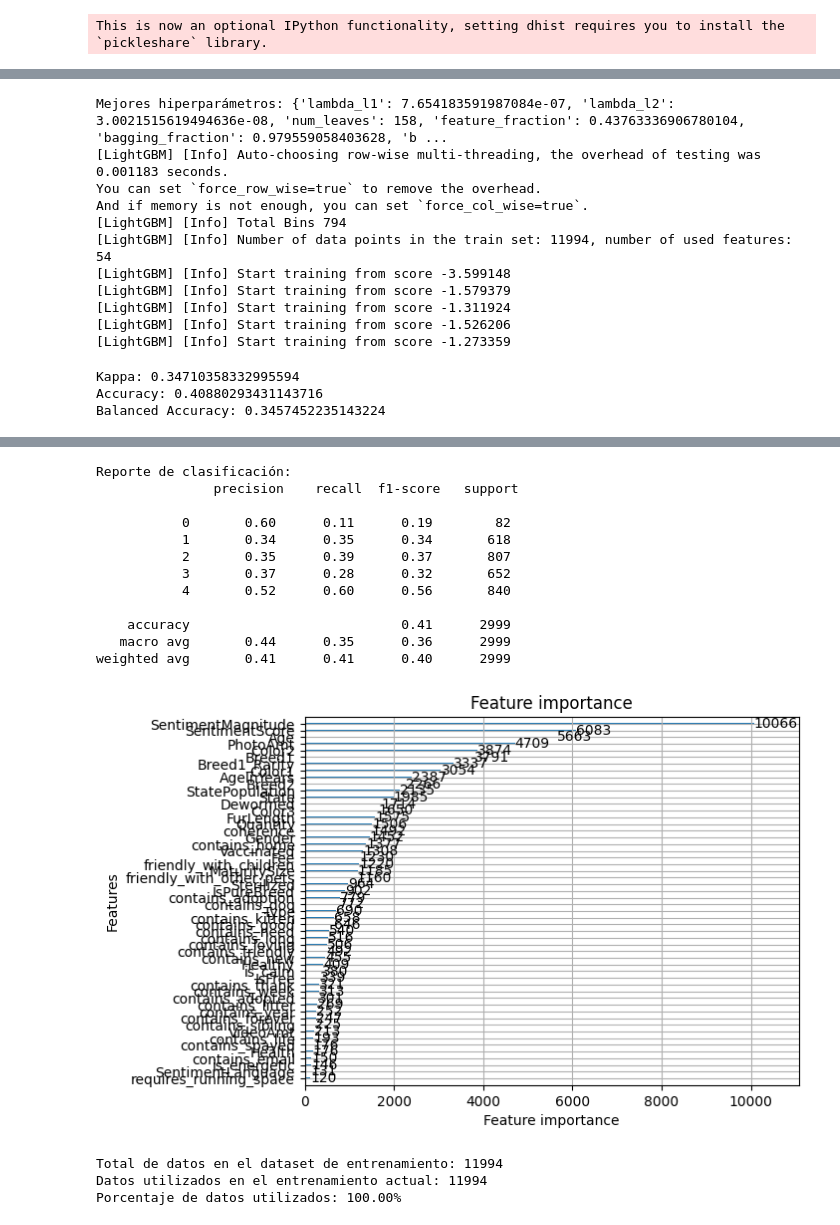
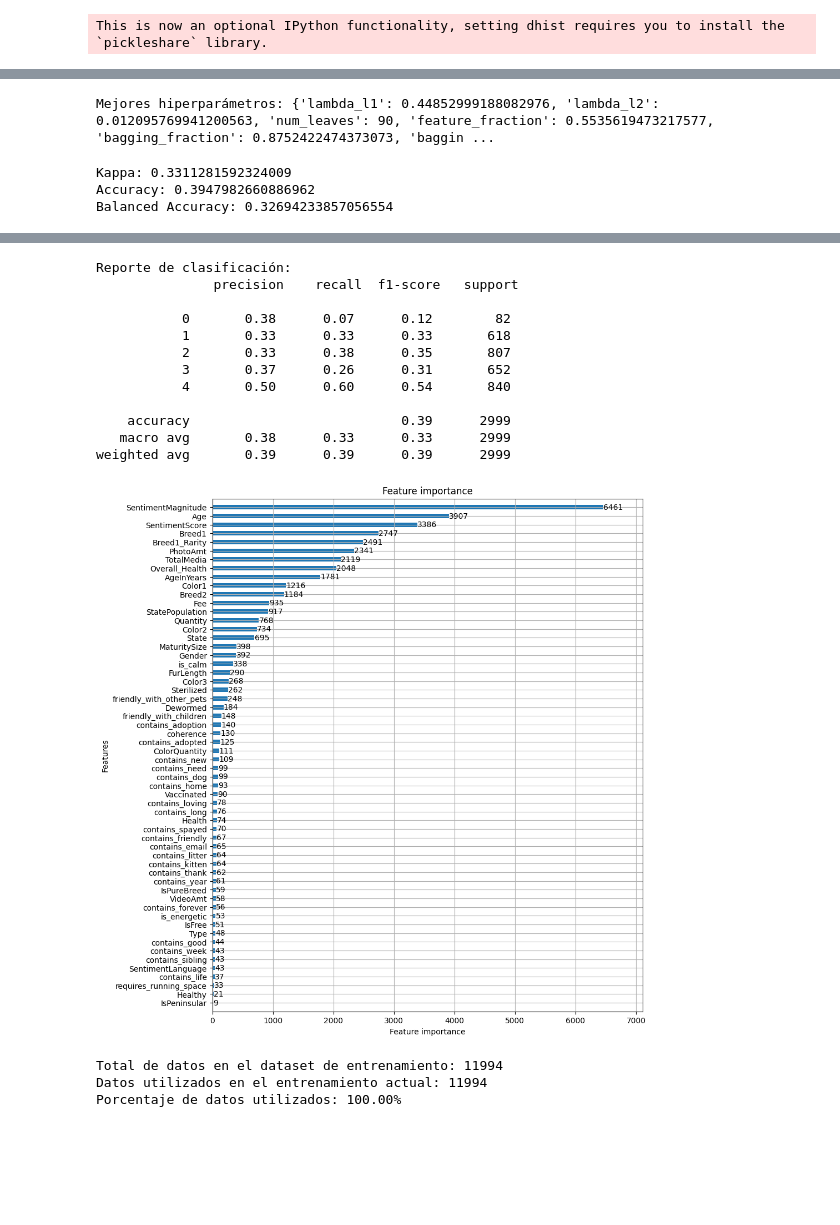
Before and after one commit to lmbsoft/mcd24-labo2, a Jupyter notebook: grupo2-Train-Tabulares.ipynb, the cells around one changed output, grey strips where cells are left out. Saved outputs shown, nothing was run; the diff lists cells and outputs as text; code cells hidden in the pictures; blank space fills up the shorter version.

```diff
--- a/grupo2-Train-Tabulares.ipynb
+++ b/grupo2-Train-Tabulares.ipynb
@@ -37,9 +37,11 @@ TEST_SIZE = 0.2
 # Datos Tabulares
 dataset = pd.read_csv(PATH_TO_TRAIN_FE_TEXT_LLM)
 
+#Type,Name,Age,Breed1,Breed2,Gender,Color1,Color2,Color3,MaturitySize,FurLength,Vaccinated,Dewormed,Sterilized,Health,Quantity,Fee,State,RescuerID,VideoAmt,Description,PetID,PhotoAmt,AdoptionSpeed,IsPureBreed,AgeInYears,Healthy,Overall_Health,IsFree,Breed1_Rarity,ColorQuantity,TotalMedia,StatePopulation,IsPeninsular,SentimentScore,SentimentMagnitude,SentimentLanguage,contains_dog,contains_friendly,contains_spayed,contains_good,contains_loving,contains_forever,contains_need,contains_home,contains_year,contains_life,contains_kitten,contains_email,contains_adoption,contains_litter,contains_sibling,contains_long,contains_new,contains_adopted,contains_week,contains_thank,coherence,requires_running_space,friendly_with_children,friendly_with_other_pets,is_calm,is_energetic,inconsistencies
+
 # Convertir columnas de objetos a categóricas o numéricas
 label_encoders = {}
-categorical_columns = ['SentimentLanguage', 'coherence', 'friendly_with_children', 'friendly_with_other_pets', 'is_calm']
+categorical_columns = ['SentimentLanguage', 'Overall_Health', 'coherence', 'friendly_with_children', 'friendly_with_other_pets', 'is_calm']
 
 for col in categorical_columns:
     le = LabelEncoder()
@@ -52,7 +54,7 @@ train, test = train_test_split(dataset, test_size=TEST_SIZE, random_state=SEED,
 # Seleccionar características y etiqueta
 features = ['Type', 'Age', 'Breed1', 'Breed2', 'Gender', 'Color1', 'Color2', 'Color3', 'MaturitySize',
             'FurLength', 'Vaccinated', 'Dewormed', 'Sterilized', 'Health', 'Quantity', 'Fee', 'State',
-            'VideoAmt', 'PhotoAmt', 'IsPureBreed', 'AgeInYears', 'Healthy', 'IsFree', 'Breed1_Rarity',
+            'VideoAmt', 'PhotoAmt', 'IsPureBreed', 'AgeInYears', 'Healthy', 'Overall_Health',  'IsFree', 'Breed1_Rarity', 'ColorQuantity', 'TotalMedia',
             'StatePopulation', 'IsPeninsular', 'SentimentScore', 'SentimentMagnitude', 'SentimentLanguage'] + \
            [col for col in dataset.columns if col.startswith('contains_')] + \
            ['coherence', 'requires_running_space', 'friendly_with_children', 'friendly_with_other_pets',
@@ -68,6 +72,8 @@ y_test = test[label]
 # %%
 # Entrenamiento inicial
 lgb_params = {
+#    'device' : 'gpu',
+    'force_row_wise': True,
     'objective': 'multiclass',
     'num_class': len(y_train.unique())
 }
@@ -197,0 +196,4 @@ upload_artifact is experimental (supported from v3.3.0). The interface can chang
+# %%
+# Crear estudio de Optuna
+study_name = "05 - LGB Multiclass CV 06"  # Nuevo nombre de estudio
+artifact_store = FileSystemArtifactStore(base_path=PATH_TO_OPTUNA_ARTIFACTS)
@@ -201,66 +229,61 @@ best_params = study.best_params
 print("Mejores hiperparámetros:", best_params)
 
 # Entrenar el modelo final con los mejores hiperparámetros
+lgb_params = {
+    'objective': 'multiclass',
+    'verbosity': -1,
+    'num_class': len(y_train.unique())
+}
 lgb_params.update(best_params)
 lgb_train_dataset = lgb.Dataset(data=X_train, label=y_train)
 lgb_model = lgb.train(lgb_params, lgb_train_dataset)
 # %% [output]
-Mejores hiperparámetros: {'lambda_l1': 7.654183591987084e-07, 'lambda_l2': 3.0021515619494636e-08, 'num_leaves': 158, 'feature_fraction': 0.43763336906780104, 'bagging_fraction': 0.979559058403628, 'b ...
-[LightGBM] [Info] Auto-choosing row-wise multi-threading, the overhead of testing was 0.001183 seconds.
-You can set `force_row_wise=true` to remove the overhead.
-And if memory is not enough, you can set `force_col_wise=true`.
-[LightGBM] [Info] Total Bins 794
-[LightGBM] [Info] Number of data points in the train set: 11994, number of used features: 54
-[LightGBM] [Info] Start training from score -3.599148
-[LightGBM] [Info] Start training from score -1.579379
-[LightGBM] [Info] Start training from score -1.311924
-[LightGBM] [Info] Start training from score -1.526206
-[LightGBM] [Info] Start training from score -1.273359
+Mejores hiperparámetros: {'lambda_l1': 0.44852999188082976, 'lambda_l2': 0.012095769941200563, 'num_leaves': 90, 'feature_fraction': 0.5535619473217577, 'bagging_fraction': 0.8752422474373073, 'baggin ...
 # %%
 # Evaluar el modelo en el conjunto de prueba
 y_pred = lgb_model.predict(X_test).argmax(axis=1)
 kappa_score = cohen_kappa_score(y_test, y_pred, weights='quadratic')
 accuracy = accuracy_score(y_test, y_pred)
 balanced_accuracy = balanced_accuracy_score(y_test, y_pred)
 
 print(f'Kappa: {kappa_score}')
 print(f'Accuracy: {accuracy}')
 print(f'Balanced Accuracy: {balanced_accuracy}')
 
 # Mostrar la matriz de confusión
 display(plot_confusion_matrix(y_test, y_pred))
 
 # Información adicional del modelo
 print("Reporte de clasificación:\n", classification_report(y_test, y_pred))
-lgb.plot_importance(lgb_model)
+lgb.plot_importance(lgb_model, height=0.5, figsize=(10, 12))
 plt.show()
 
 # Tamaño total del dataset de entrenamiento
 total_data = X_train.shape[0]
 train_data = X_train.shape[0]
 percentage_used = (train_data / total_data) * 100
 
 print(f"Total de datos en el dataset de entrenamiento: {total_data}")
 print(f"Datos utilizados en el entrenamiento actual: {train_data}")
 print(f"Porcentaje de datos utilizados: {percentage_used:.2f}%")
 # %% [output]
-Kappa: 0.34710358332995594
-Accuracy: 0.40880293431143716
-Balanced Accuracy: 0.3457452235143224
+Kappa: 0.3311281592324009
+Accuracy: 0.3947982660886962
+Balanced Accuracy: 0.32694233857056554
 [interactive output not drawn]
 Reporte de clasificación:
                precision    recall  f1-score   support
 
-           0       0.60      0.11      0.19        82
-           1       0.34      0.35      0.34       618
-           2       0.35      0.39      0.37       807
-           3       0.37      0.28      0.32       652
-           4       0.52      0.60      0.56       840
+           0       0.38      0.07      0.12        82
+           1       0.33      0.33      0.33       618
+           2       0.33      0.38      0.35       807
+           3       0.37      0.26      0.31       652
+           4       0.50      0.60      0.54       840
 
-    accuracy                           0.41      2999
-   macro avg       0.44      0.35      0.36      2999
-weighted avg       0.41      0.41      0.40      2999
+    accuracy                           0.39      2999
+   macro avg       0.38      0.33      0.33      2999
+weighted avg       0.39      0.39      0.39      2999
-[figure, old version]
+[figure, new version]
 Total de datos en el dataset de entrenamiento: 11994
 Datos utilizados en el entrenamiento actual: 11994
 Porcentaje de datos utilizados: 100.00%
```
Also changed, not shown: parts of 15 cells of this notebook, 7 other files.
